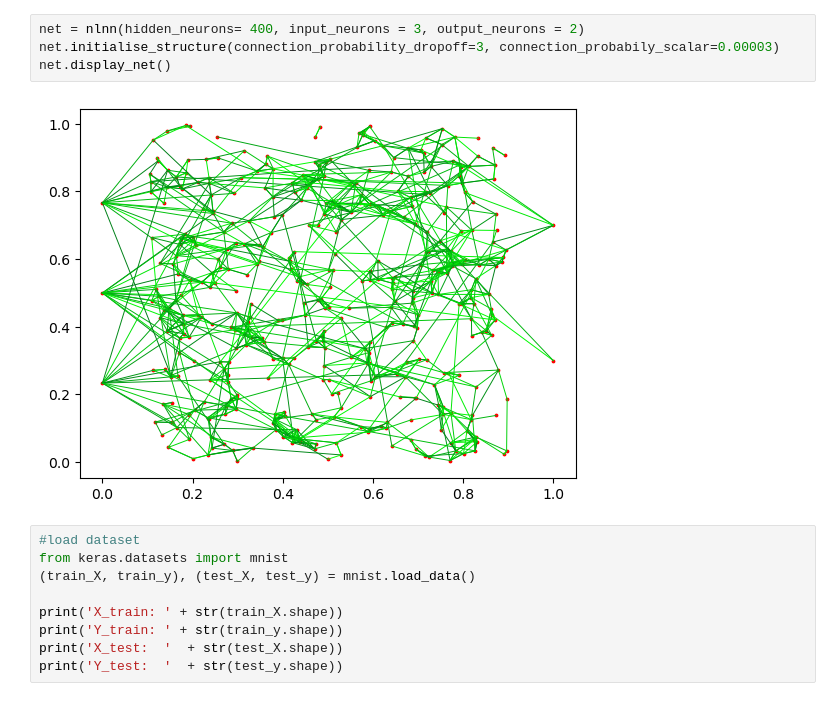
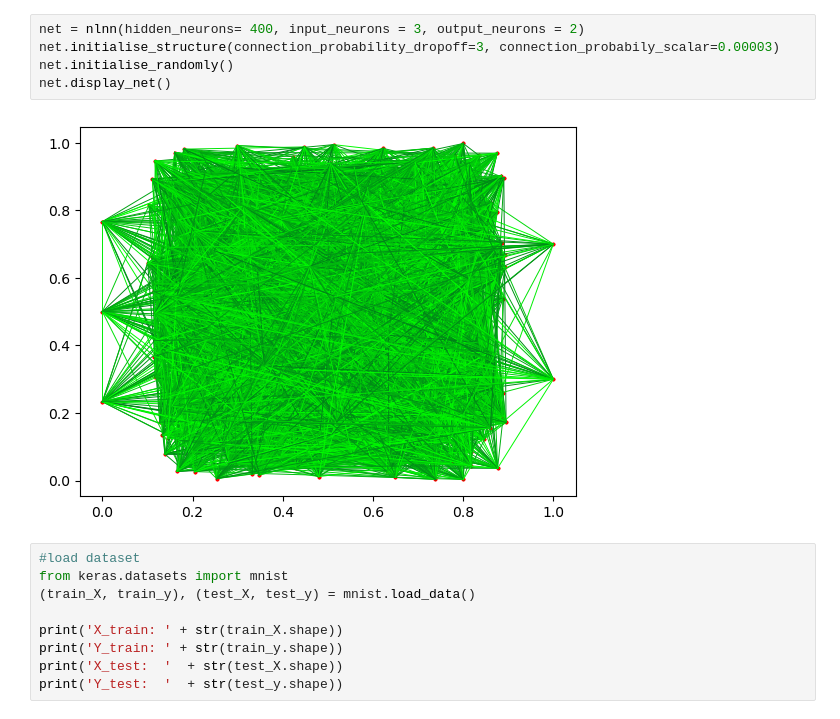
Before and after one commit to HannesThurnherr/Bachelor_Thesis, a Jupyter notebook: evolutionary nlnn pipeline.ipynb, the cells around one changed output. Drawn from its saved outputs; the diff is of its cells as text.

```diff
--- a/evolutionary nlnn pipeline.ipynb
+++ b/evolutionary nlnn pipeline.ipynb
@@ -17,9 +9,10 @@ from non_layered_neural_net import nlnn
 # %%
 net = nlnn(hidden_neurons= 400, input_neurons = 3, output_neurons = 2)
 net.initialise_structure(connection_probability_dropoff=3, connection_probabily_scalar=0.00003)
+net.initialise_randomly()
 net.display_net()
 # %% [output]
-[figure, old version]
+[figure, new version]
 # %%
 #load dataset
 from keras.datasets import mnist
```
Also changed, not shown: parts of 15 cells of this notebook, 1 other file.
